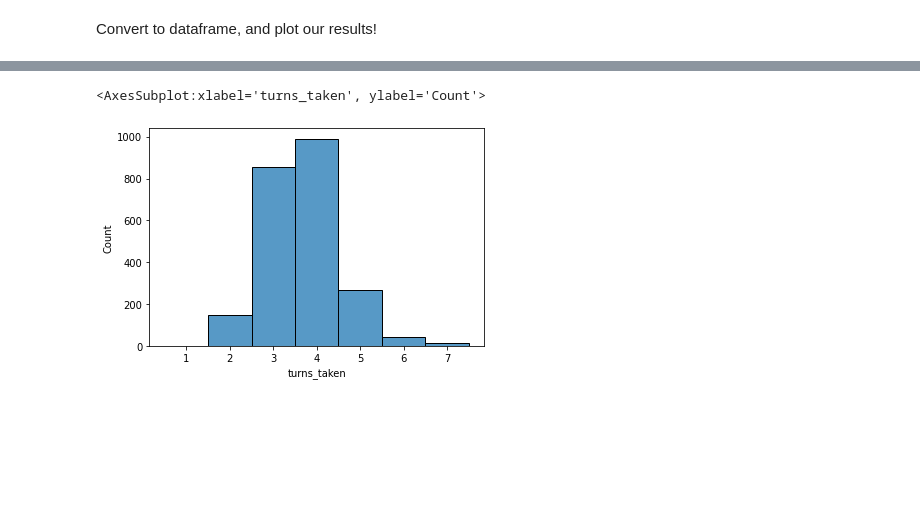
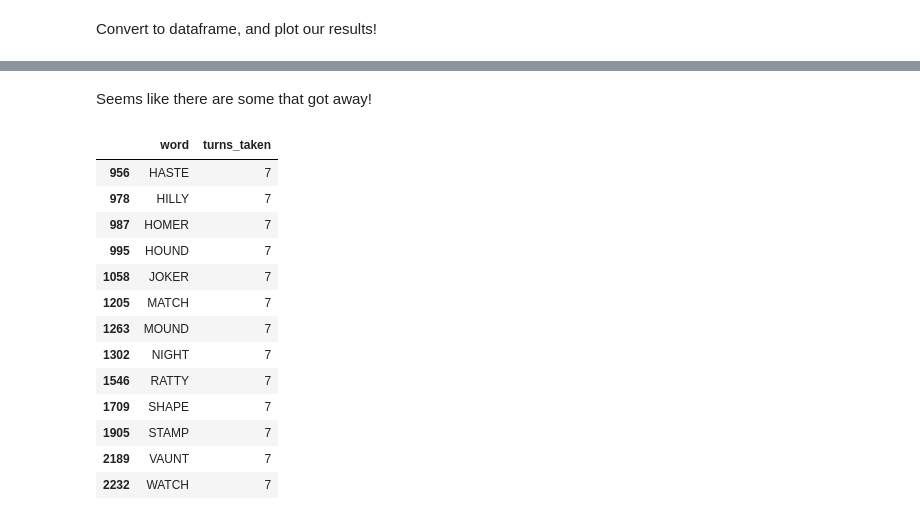
Before and after one commit to jack-cook-repo/wordle-solver, a Jupyter notebook: Wordle solver - exploration.ipynb, the cells around one changed output, grey strips where cells are left out. Cells and saved outputs as stored; diff of their text form; code cells hidden in the pictures; blank space fills up the shorter version.

```diff
--- a/Wordle solver - exploration.ipynb
+++ b/Wordle solver - exploration.ipynb
@@ -131,7 +131,7 @@ class Game:
         ordered by the highest frequency score descending. Frequency score is calculated using
         the self.calculate_freq_score() method, vectorized for performance.
 
-        :returns: self.df_possible_5l_words, ordered by freq_score descenging
+        :returns: self.df_possible_5l_words, ordered by freq_score descending
         '''
 
         # First, reset letter counts
@@ -292,7 +292,4 @@ class Game:
 
             # Filter
             self.df_possible_5l_words = self.df_possible_5l_words[position_in_possible_letters].copy(deep=True)
-
-
-MyGame = Game(df_words_5l)
 # %% [markdown]
@@ -471,6 +459,19 @@ Name: turns_taken, dtype: int64
-# %%
-sns.histplot(data=df_all_results['turns_taken'],
-             discrete=True)
-# %% [output]
-<AxesSubplot:xlabel='turns_taken', ylabel='Count'>
-[figure, removed]
+# %% [markdown]
+Seems like there are some that got away!
+# %%
+df_all_results.query('turns_taken==7')
+# %% [output]
+|  | word | turns_taken |
+| 956 | HASTE | 7 |
+| 978 | HILLY | 7 |
+| 987 | HOMER | 7 |
+| 995 | HOUND | 7 |
+| 1058 | JOKER | 7 |
+| 1205 | MATCH | 7 |
+| 1263 | MOUND | 7 |
+| 1302 | NIGHT | 7 |
+| 1546 | RATTY | 7 |
+| 1709 | SHAPE | 7 |
+| 1905 | STAMP | 7 |
+| 2189 | VAUNT | 7 |
+| 2232 | WATCH | 7 |
```
Also changed, not shown: parts of 12 cells of this notebook.
